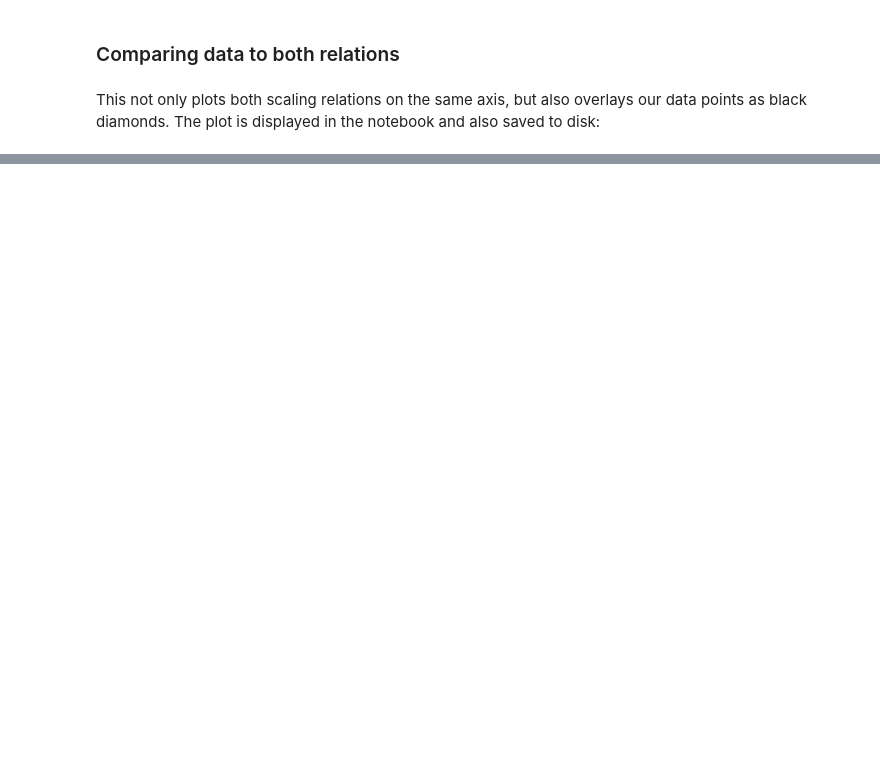
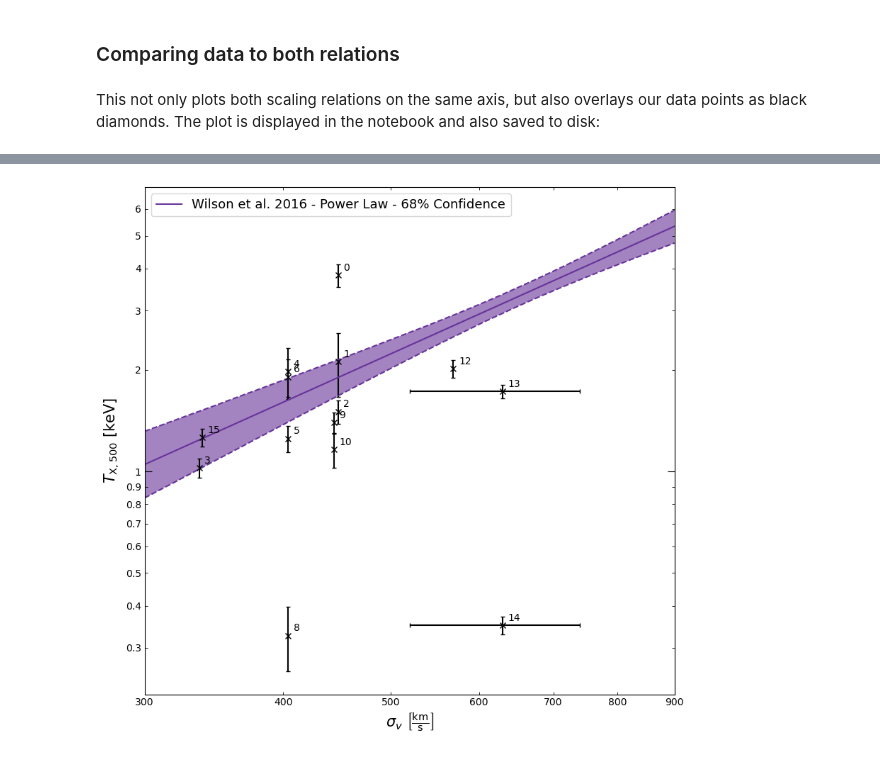
Before and after one commit to DavidT3/OVI_groups, a Jupyter notebook: notebooks/results_analyses/velocity_dispersion_relations.ipynb, the cells around one changed output, grey strips where cells are left out. Cells and saved outputs as stored; diff of their text form; code cells hidden in the pictures; blank space fills up the shorter version.

```diff
--- a/notebooks/results_analyses/velocity_dispersion_relations.ipynb
+++ b/notebooks/results_analyses/velocity_dispersion_relations.ipynb
@@ -101,6 +102,9 @@ vel_disp = Quantity(comb[['ov_obs_ad', 'ov_obs_ad_err']].values, 'km/s')
 inv_e = DEFAULT_COSMO.inv_efunc(comb['redshift'].values)
 lx = Quantity(comb[['Lx500_0.5-2.0', 'Lx500_0.5-2.0-', 'Lx500_0.5-2.0+']].values,
               'erg/s')*inv_e[..., None]
+# As we are going to compare the temperatures to a scaling relation that we refit ourselves, and we did not include any E(z) factor
+#  in that refit, we don't need to multiply temperature by anything
+tx = Quantity(comb[['Tx500', 'Tx500-', 'Tx500+']].values, 'keV')
 # %% [markdown]
 ### Bias corrected relation from XXL selected galaxy groups in GAMA
 # %% [markdown]
@@ -130 +138,9 @@ gama_lsig.name = r"GAMA $L_{\rm{X}}$-$\sigma_{v}$"
+# %%
+with open('wilson_xcs_txVSveldisp.xgarel', 'rb') as scalo:
+    xcs_tx_veldisp = pickle.load(scalo)
+
+xcs_tx_veldisp.model_colour = 'rebeccapurple'
+xcs_tx_veldisp.author = 'Wilson et al.'
+xcs_tx_veldisp.year = 2016
+xcs_tx_veldisp.name = r"XCS $T_{\rm{X}}$-$\sigma_{v}$"
 # %% [markdown]
@@ -177,0 +202,11 @@ gama_lsig.author = 'Giles et al.'
+# %%
+xcs_tx_veldisp._y_data = tx[:, 0]
+xcs_tx_veldisp._y_err = tx[:, 1]
+
+xcs_tx_veldisp._x_data = vel_disp[:, 0]
+xcs_tx_veldisp._x_err = vel_disp[:, 1]
+
+xcs_tx_veldisp._point_names = comb['name'].values
+
+xcs_tx_veldisp.author = 'Wilson et al.'
+xcs_tx_veldisp.year = 2016
@@ -177,0 +222,6 @@ gama_lsig.author = 'Giles et al.'
+# %%
+xcs_tx_veldisp.view(x_lims=Quantity([300, 900], 'km/s'), log_scale=True, label_points=True,
+                    conf_level=68, plot_title='', figsize=(8.5, 8),
+                    save_path="../../outputs/figures/xcs_veldisp_tx_comp_wlabels.pdf")
+# %% [output]
+[figure, added]
```
Also changed, not shown: parts of 15 cells of this notebook.
